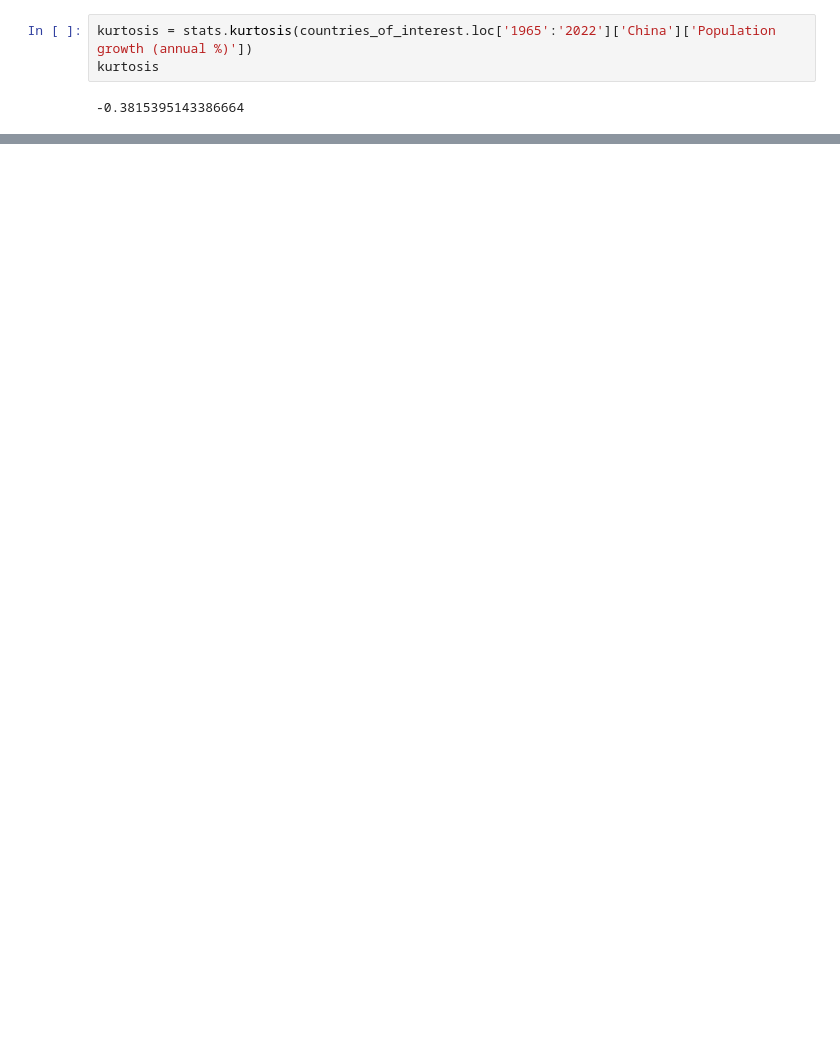
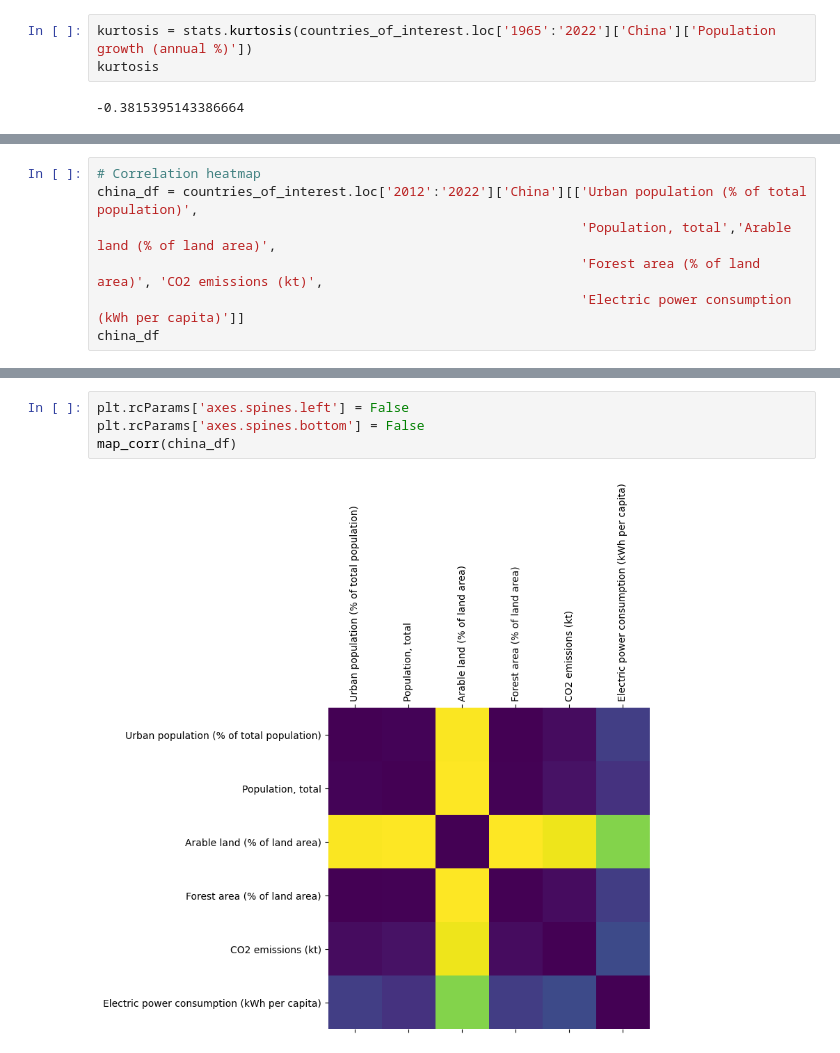
Before and after one commit to RyanHansK/Assignment2, a Jupyter notebook: code.ipynb, the cells around one changed output, grey strips where cells are left out. Cells and saved outputs as stored; diff of their text form; blank space fills up the shorter version.

```diff
--- a/code.ipynb
+++ b/code.ipynb
@@ -175,0 +205,7 @@ plt.show()
+# %%
+# Correlation heatmap
+china_df = countries_of_interest.loc['2012':'2022']['China'][['Urban population (% of total population)',
+                                                              'Population, total','Arable land (% of land area)',
+                                                              'Forest area (% of land area)', 'CO2 emissions (kt)',
+                                                              'Electric power consumption (kWh per capita)']]
+china_df
@@ -175,0 +236,6 @@ plt.show()
+# %%
+plt.rcParams['axes.spines.left'] = False
+plt.rcParams['axes.spines.bottom'] = False
+map_corr(china_df)
+# %% [output]
+[figure, added]
```
Also changed, not shown: parts of 9 cells of this notebook, 1 other file.
